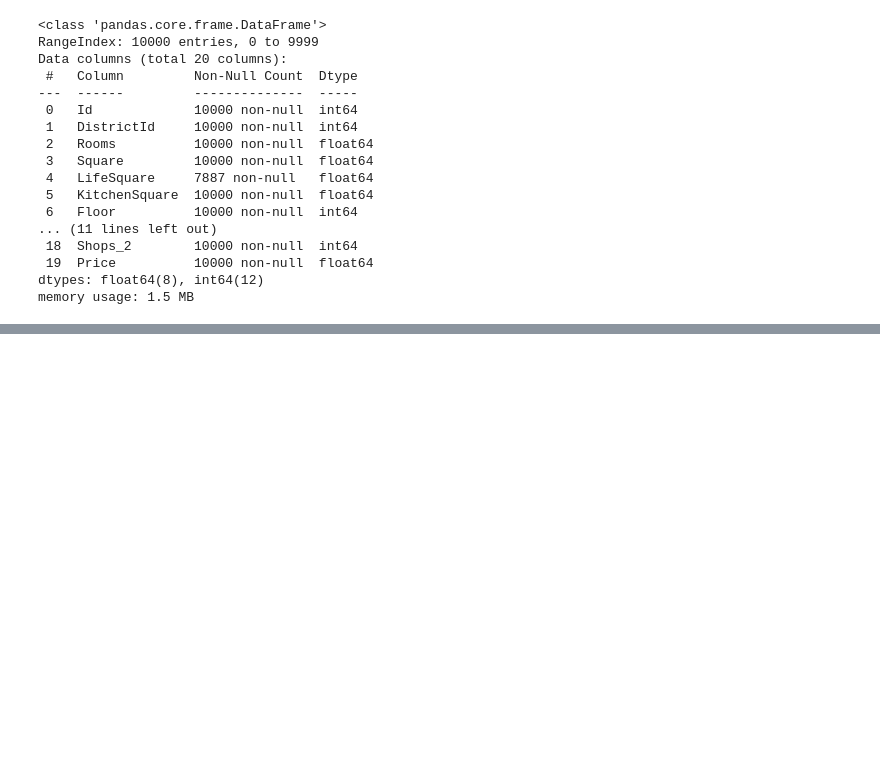
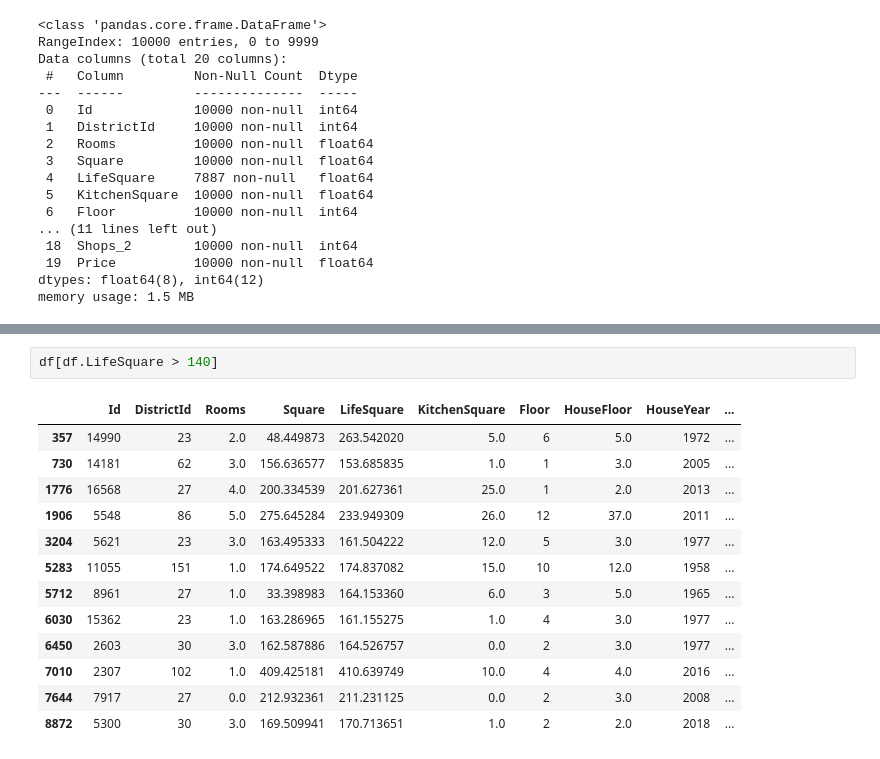
Before and after one commit to vinalyan/pytonDS, a Jupyter notebook: Kozhemyakin_Vitaliy_Kurs_PythonDS.ipynb, the cells around one changed output, grey strips where cells are left out. Drawn from its saved outputs; the diff is of its cells as text; blank space fills up the shorter version.

```diff
--- a/Kozhemyakin_Vitaliy_Kurs_PythonDS.ipynb
+++ b/Kozhemyakin_Vitaliy_Kurs_PythonDS.ipynb
@@ -87,0 +175,16 @@ memory usage: 1.5 MB
+# %%
+df[df.LifeSquare > 140]
+# %% [output]
+|  | Id | DistrictId | Rooms | Square | LifeSquare | KitchenSquare | Floor | HouseFloor | HouseYear | ... |
+| 357 | 14990 | 23 | 2.0 | 48.449873 | 263.542020 | 5.0 | 6 | 5.0 | 1972 | ... |
+| 730 | 14181 | 62 | 3.0 | 156.636577 | 153.685835 | 1.0 | 1 | 3.0 | 2005 | ... |
+| 1776 | 16568 | 27 | 4.0 | 200.334539 | 201.627361 | 25.0 | 1 | 2.0 | 2013 | ... |
+| 1906 | 5548 | 86 | 5.0 | 275.645284 | 233.949309 | 26.0 | 12 | 37.0 | 2011 | ... |
+| 3204 | 5621 | 23 | 3.0 | 163.495333 | 161.504222 | 12.0 | 5 | 3.0 | 1977 | ... |
+| 5283 | 11055 | 151 | 1.0 | 174.649522 | 174.837082 | 15.0 | 10 | 12.0 | 1958 | ... |
+| 5712 | 8961 | 27 | 1.0 | 33.398983 | 164.153360 | 6.0 | 3 | 5.0 | 1965 | ... |
+| 6030 | 15362 | 23 | 1.0 | 163.286965 | 161.155275 | 1.0 | 4 | 3.0 | 1977 | ... |
+| 6450 | 2603 | 30 | 3.0 | 162.587886 | 164.526757 | 0.0 | 2 | 3.0 | 1977 | ... |
+| 7010 | 2307 | 102 | 1.0 | 409.425181 | 410.639749 | 10.0 | 4 | 4.0 | 2016 | ... |
+| 7644 | 7917 | 27 | 0.0 | 212.932361 | 211.231125 | 0.0 | 2 | 3.0 | 2008 | ... |
+| 8872 | 5300 | 30 | 3.0 | 169.509941 | 170.713651 | 1.0 | 2 | 2.0 | 2018 | ... |
```
Also changed, not shown: parts of 28 cells of this notebook.
